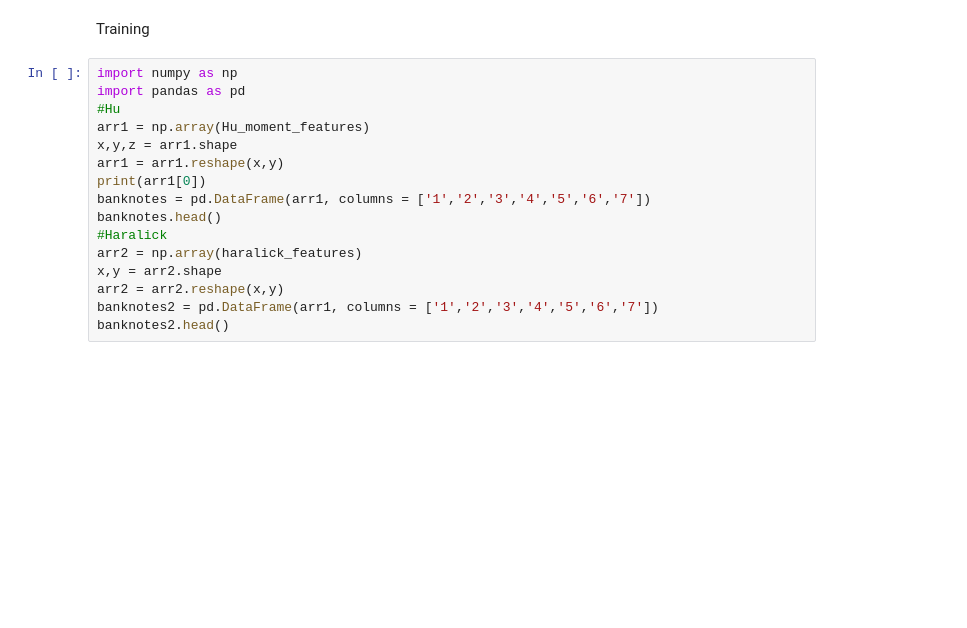
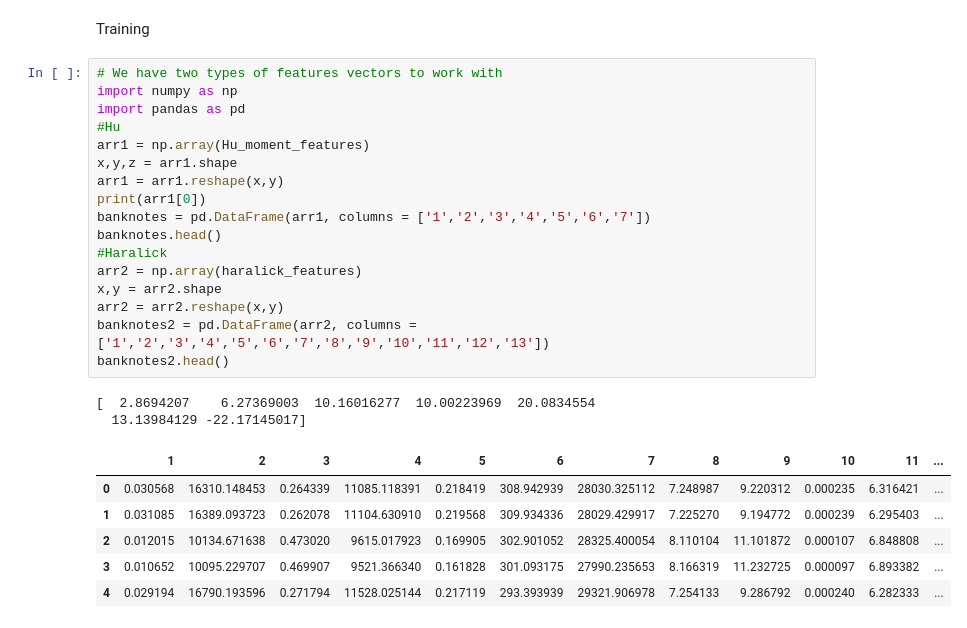
Before and after one commit to Frodo-Swaggins/COMP702PROJECT, a Jupyter notebook: comp703project.ipynb, the cells around one changed output. Drawn from its saved outputs; the diff is of its cells as text; blank space fills up the shorter version.

```diff
--- a/comp703project.ipynb
+++ b/comp703project.ipynb
@@ -258,18 +272,28 @@ haralick_features[0]
 # %% [markdown]
 Training
 # %%
+# We have two types of features vectors to work with
 import numpy as np
 import pandas as pd
 #Hu
 arr1 = np.array(Hu_moment_features)
 x,y,z = arr1.shape
 arr1 = arr1.reshape(x,y)
 print(arr1[0])
 banknotes = pd.DataFrame(arr1, columns = ['1','2','3','4','5','6','7'])
 banknotes.head()
 #Haralick
 arr2 = np.array(haralick_features)
 x,y = arr2.shape
 arr2 = arr2.reshape(x,y)
-banknotes2 = pd.DataFrame(arr1, columns = ['1','2','3','4','5','6','7'])
+banknotes2 = pd.DataFrame(arr2, columns = ['1','2','3','4','5','6','7','8','9','10','11','12','13'])
 banknotes2.head()
+# %% [output]
+[  2.8694207    6.27369003  10.16016277  10.00223969  20.0834554
+  13.13984129 -22.17145017]
+|  | 1 | 2 | 3 | 4 | 5 | 6 | 7 | 8 | 9 | 10 | 11 | ... |
+| 0 | 0.030568 | 16310.148453 | 0.264339 | 11085.118391 | 0.218419 | 308.942939 | 28030.325112 | 7.248987 | 9.220312 | 0.000235 | 6.316421 | ... |
+| 1 | 0.031085 | 16389.093723 | 0.262078 | 11104.630910 | 0.219568 | 309.934336 | 28029.429917 | 7.225270 | 9.194772 | 0.000239 | 6.295403 | ... |
+| 2 | 0.012015 | 10134.671638 | 0.473020 | 9615.017923 | 0.169905 | 302.901052 | 28325.400054 | 8.110104 | 11.101872 | 0.000107 | 6.848808 | ... |
+| 3 | 0.010652 | 10095.229707 | 0.469907 | 9521.366340 | 0.161828 | 301.093175 | 27990.235653 | 8.166319 | 11.232725 | 0.000097 | 6.893382 | ... |
+| 4 | 0.029194 | 16790.193596 | 0.271794 | 11528.025144 | 0.217119 | 293.393939 | 29321.906978 | 7.254133 | 9.286792 | 0.000240 | 6.282333 | ... |
```
Also changed, not shown: parts of 9 cells of this notebook.
